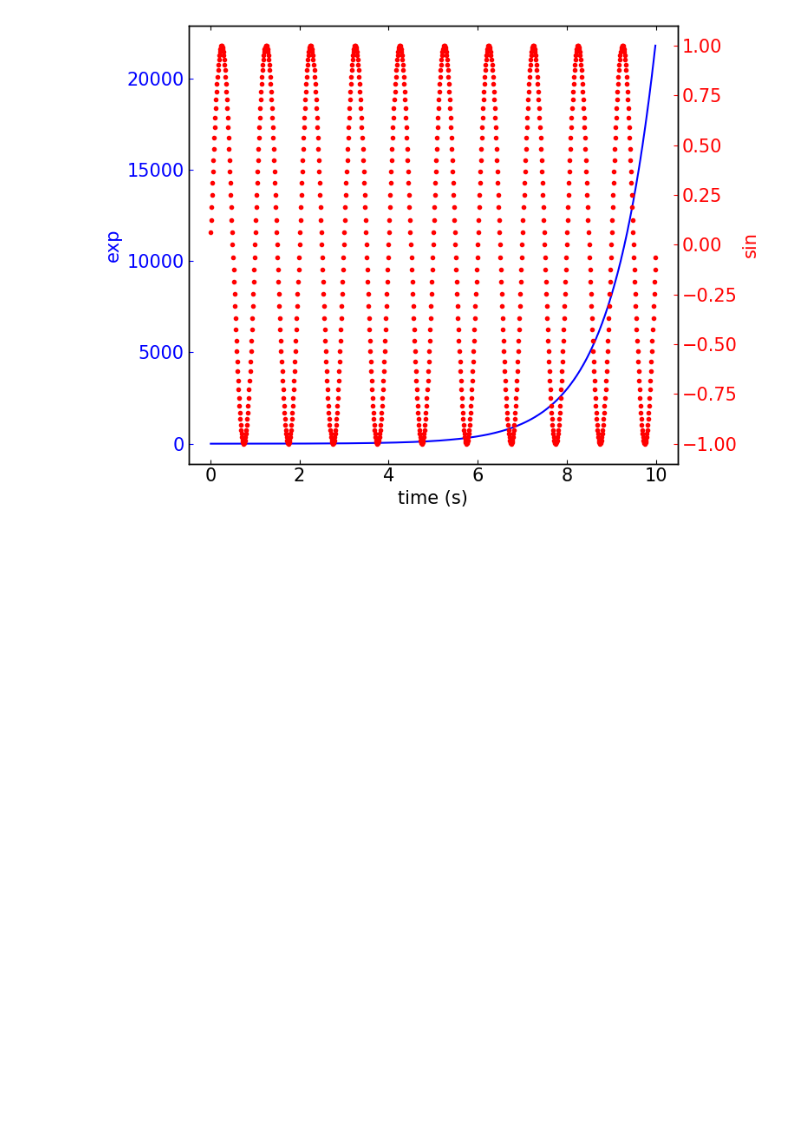
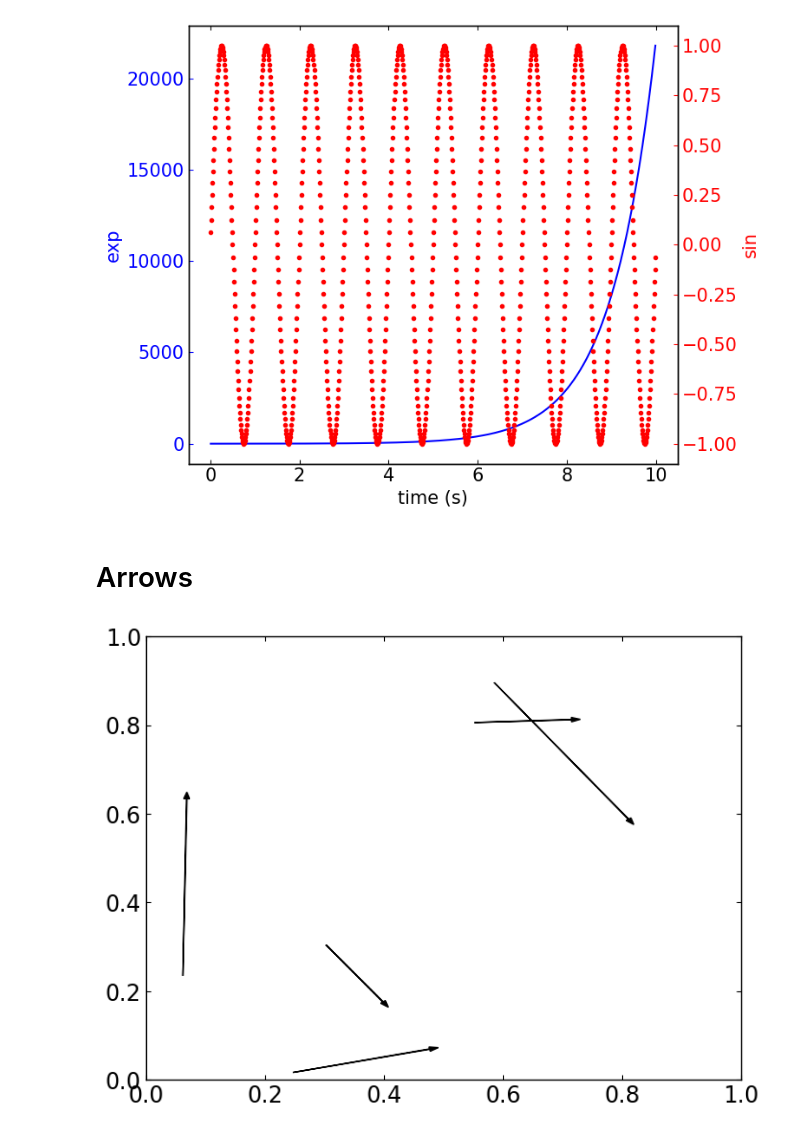
Before and after one commit to astrodoo/CodeExr, a Jupyter notebook: Python/ipynb/matplotlib3.ipynb, the cells around one changed output. Drawn from its saved outputs; the diff is of its cells as text; code cells hidden in the pictures; blank space fills up the shorter version.

```diff
--- a/Python/ipynb/matplotlib3.ipynb
+++ b/Python/ipynb/matplotlib3.ipynb
@@ -822,3 +822,22 @@ fig.tight_layout()
 plt.show()
 # %% [output]
 [figure]
+# %% [markdown]
+# Arrows
+# %%
+import numpy as np
+import matplotlib.pyplot as plt
+
+%matplotlib inline
+
+DATA = np.random.rand(5,5)
+
+for idx in range(0,len(DATA[:,1])):
+    colorVal = scalarMap.to_rgba(DATA[idx,4])
+    plt.arrow(DATA[idx,0],  #x1
+              DATA[idx,1],  # y1
+              DATA[idx,2]-DATA[idx,0], # x2 - x1
+              DATA[idx,3]-DATA[idx,1], # y2 - y1
+              head_width=0.01,facecolor='k')
+# %% [output]
+[figure, added]
```
Also changed, not shown: parts of 6 cells of this notebook, 1 other file.
